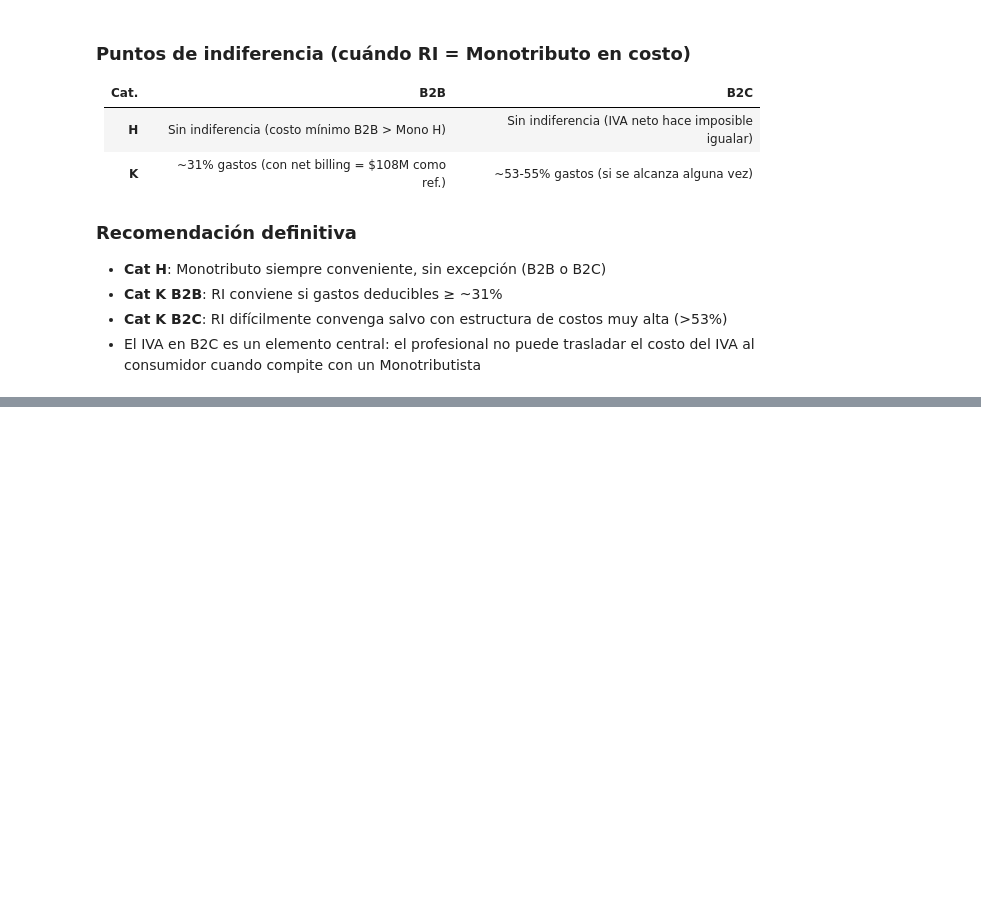
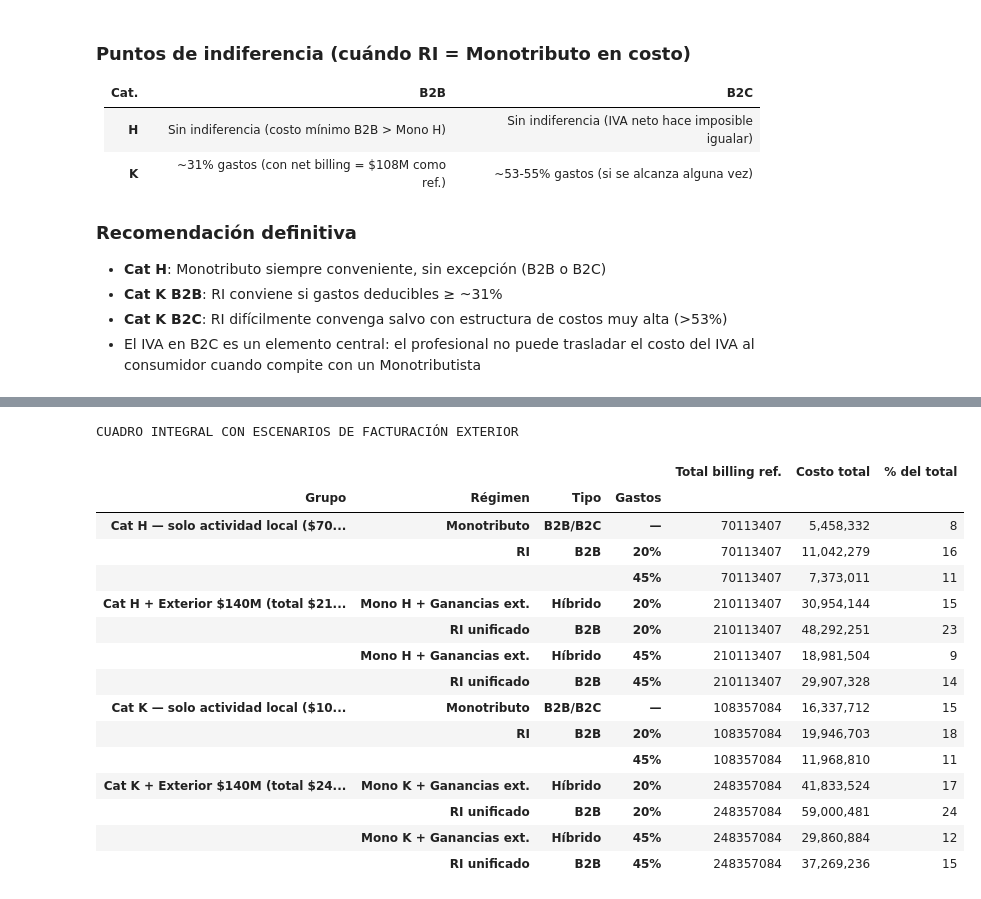
Before and after one commit to abenassi/analisis-fiscal, a Jupyter notebook: analisis_regimenes_fiscales.ipynb, the cells around one changed output, grey strips where cells are left out. Cells and saved outputs as stored; diff of their text form; code cells hidden in the pictures; blank space fills up the shorter version.

```diff
--- a/analisis_regimenes_fiscales.ipynb
+++ b/analisis_regimenes_fiscales.ipynb
@@ -1765,0 +1896,71 @@ En B2C, el profesional factura $108M al consumidor (IVA incluido) pero:
+# %%
+# ─────────────────────────────────────────────────────────────────────
+# CUADRO RESUMEN INTEGRAL — incluye escenarios con facturación exterior
+# ─────────────────────────────────────────────────────────────────────
+
+filas = []
+
+for cat in ['H', 'K']:
+    billing_local = MONO[cat]['billing_anual_max']
+    rm = res_mono_h if cat == 'H' else res_mono_k
+    total_con_ext = billing_local + EXTRA_EXT
+
+    # ── Escenarios base (sin exterior) ──
+    filas.append({
+        'Grupo': f'Cat {cat} — solo actividad local (${billing_local/1e6:.1f}M)',
+        'Régimen': 'Monotributo', 'Tipo': 'B2B/B2C', 'Gastos': '—',
+        'Total billing ref.': billing_local,
+        'Costo total': rm['costo_total_sin_os'],
+        '% del total': rm['pct_total_sin_os'],
+    })
+    for pct_g in [0.20, 0.45]:
+        rb2b = calcular_ri_b2b(billing_local, cat, pct_g)
+        filas.append({
+            'Grupo': f'Cat {cat} — solo actividad local (${billing_local/1e6:.1f}M)',
+            'Régimen': 'RI', 'Tipo': 'B2B', 'Gastos': f'{pct_g:.0%}',
+            'Total billing ref.': billing_local,
+            'Costo total': rb2b['costo_total'],
+            '% del total': rb2b['pct_costo'],
+        })
+
+    # ── Escenarios con exterior ──
+    for pct_g in [0.20, 0.45]:
+        rme = calcular_mono_mas_exterior(cat, pct_g)
+        riu = calcular_ri_unificado(cat, pct_g)
+        filas.append({
+            'Grupo': f'Cat {cat} + Exterior $140M (total ${total_con_ext/1e6:.1f}M)',
+            'Régimen': f'Mono {cat} + Ganancias ext.', 'Tipo': 'Híbrido', 'Gastos': f'{pct_g:.0%}',
+            'Total billing ref.': total_con_ext,
+            'Costo total': rme['total_cost'],
+            '% del total': rme['pct_costo'],
+        })
+        filas.append({
+            'Grupo': f'Cat {cat} + Exterior $140M (total ${total_con_ext/1e6:.1f}M)',
+            'Régimen': 'RI unificado', 'Tipo': 'B2B', 'Gastos': f'{pct_g:.0%}',
+            'Total billing ref.': total_con_ext,
+            'Costo total': riu['total_cost'],
+            '% del total': riu['pct_costo'],
+        })
+
+df_integral = (pd.DataFrame(filas)
+               .set_index(['Grupo', 'Régimen', 'Tipo', 'Gastos']))
+print("CUADRO INTEGRAL CON ESCENARIOS DE FACTURACIÓN EXTERIOR")
+display(df_integral)
+# %% [output]
+CUADRO INTEGRAL CON ESCENARIOS DE FACTURACIÓN EXTERIOR
+|  |  |  |  | Total billing ref. | Costo total | % del total |
+| Grupo | Régimen | Tipo | Gastos |  |  |  |
+| Cat H — solo actividad local ($70... | Monotributo | B2B/B2C | — | 70113407 | 5,458,332 | 8 |
+|  | RI | B2B | 20% | 70113407 | 11,042,279 | 16 |
+|  |  |  | 45% | 70113407 | 7,373,011 | 11 |
+| Cat H + Exterior $140M (total $21... | Mono H + Ganancias ext. | Híbrido | 20% | 210113407 | 30,954,144 | 15 |
+|  | RI unificado | B2B | 20% | 210113407 | 48,292,251 | 23 |
+|  | Mono H + Ganancias ext. | Híbrido | 45% | 210113407 | 18,981,504 | 9 |
+|  | RI unificado | B2B | 45% | 210113407 | 29,907,328 | 14 |
+| Cat K — solo actividad local ($10... | Monotributo | B2B/B2C | — | 108357084 | 16,337,712 | 15 |
+|  | RI | B2B | 20% | 108357084 | 19,946,703 | 18 |
+|  |  |  | 45% | 108357084 | 11,968,810 | 11 |
+| Cat K + Exterior $140M (total $24... | Mono K + Ganancias ext. | Híbrido | 20% | 248357084 | 41,833,524 | 17 |
+|  | RI unificado | B2B | 20% | 248357084 | 59,000,481 | 24 |
+|  | Mono K + Ganancias ext. | Híbrido | 45% | 248357084 | 29,860,884 | 12 |
+|  | RI unificado | B2B | 45% | 248357084 | 37,269,236 | 15 |
```
Also changed, not shown: parts of 6 cells of this notebook, 2 other files.
